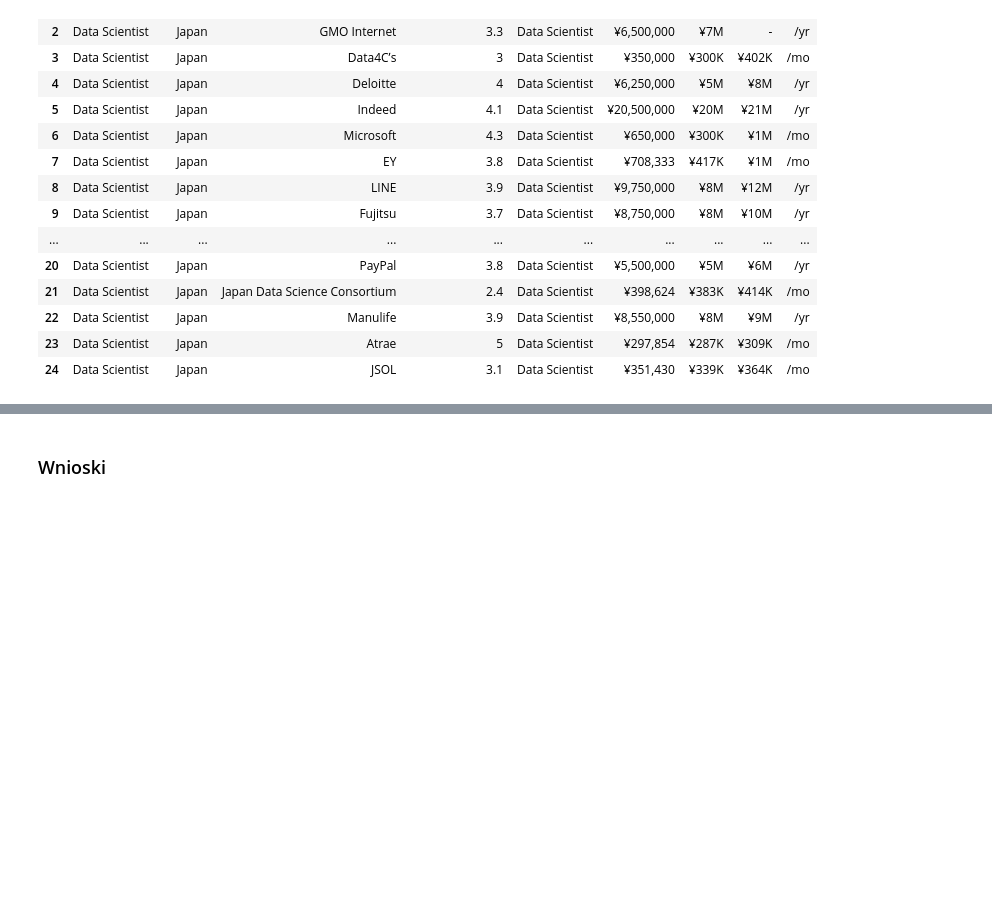
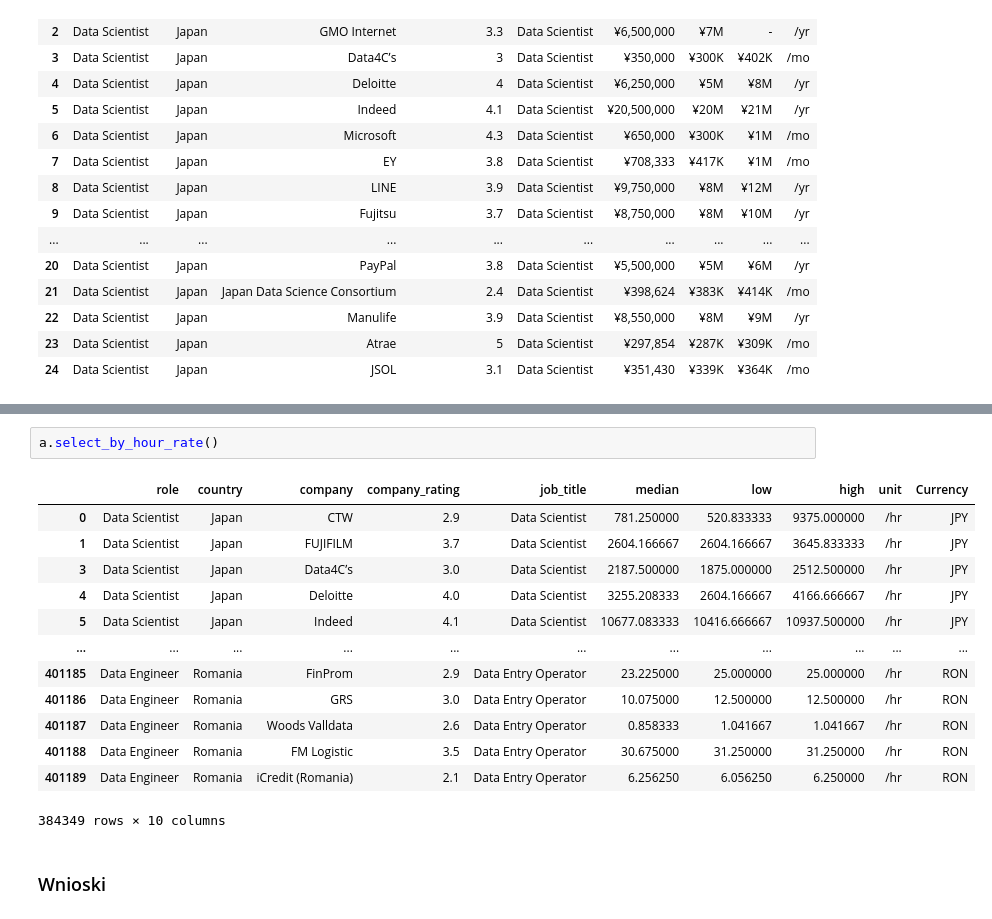
Before and after one commit to pstano1/salaries-in-data-analysis, a Jupyter notebook: raport.ipynb, the cells around one changed output, grey strips where cells are left out. Drawn from its saved outputs; the diff is of its cells as text; blank space fills up the shorter version.

```diff
--- a/raport.ipynb
+++ b/raport.ipynb
@@ -167,2 +241,18 @@ df.head(25)
+# %%
+a.select_by_hour_rate()
+# %% [output]
+|  | role | country | company | company_rating | job_title | median | low | high | unit | Currency |
+| 0 | Data Scientist | Japan | CTW | 2.9 | Data Scientist | 781.250000 | 520.833333 | 9375.000000 | /hr | JPY |
+| 1 | Data Scientist | Japan | FUJIFILM | 3.7 | Data Scientist | 2604.166667 | 2604.166667 | 3645.833333 | /hr | JPY |
+| 3 | Data Scientist | Japan | Data4Cʼs | 3.0 | Data Scientist | 2187.500000 | 1875.000000 | 2512.500000 | /hr | JPY |
+| 4 | Data Scientist | Japan | Deloitte | 4.0 | Data Scientist | 3255.208333 | 2604.166667 | 4166.666667 | /hr | JPY |
+| 5 | Data Scientist | Japan | Indeed | 4.1 | Data Scientist | 10677.083333 | 10416.666667 | 10937.500000 | /hr | JPY |
+| ... | ... | ... | ... | ... | ... | ... | ... | ... | ... | ... |
+| 401185 | Data Engineer | Romania | FinProm | 2.9 | Data Entry Operator | 23.225000 | 25.000000 | 25.000000 | /hr | RON |
+| 401186 | Data Engineer | Romania | GRS | 3.0 | Data Entry Operator | 10.075000 | 12.500000 | 12.500000 | /hr | RON |
+| 401187 | Data Engineer | Romania | Woods Valldata | 2.6 | Data Entry Operator | 0.858333 | 1.041667 | 1.041667 | /hr | RON |
+| 401188 | Data Engineer | Romania | FM Logistic | 3.5 | Data Entry Operator | 30.675000 | 31.250000 | 31.250000 | /hr | RON |
+| 401189 | Data Engineer | Romania | iCredit (Romania) | 2.1 | Data Entry Operator | 6.256250 | 6.056250 | 6.250000 | /hr | RON |
+384349 rows × 10 columns
 # %% [markdown]
 ### Wnioski
```
Also changed, not shown: parts of 5 cells of this notebook, 1 other file.
